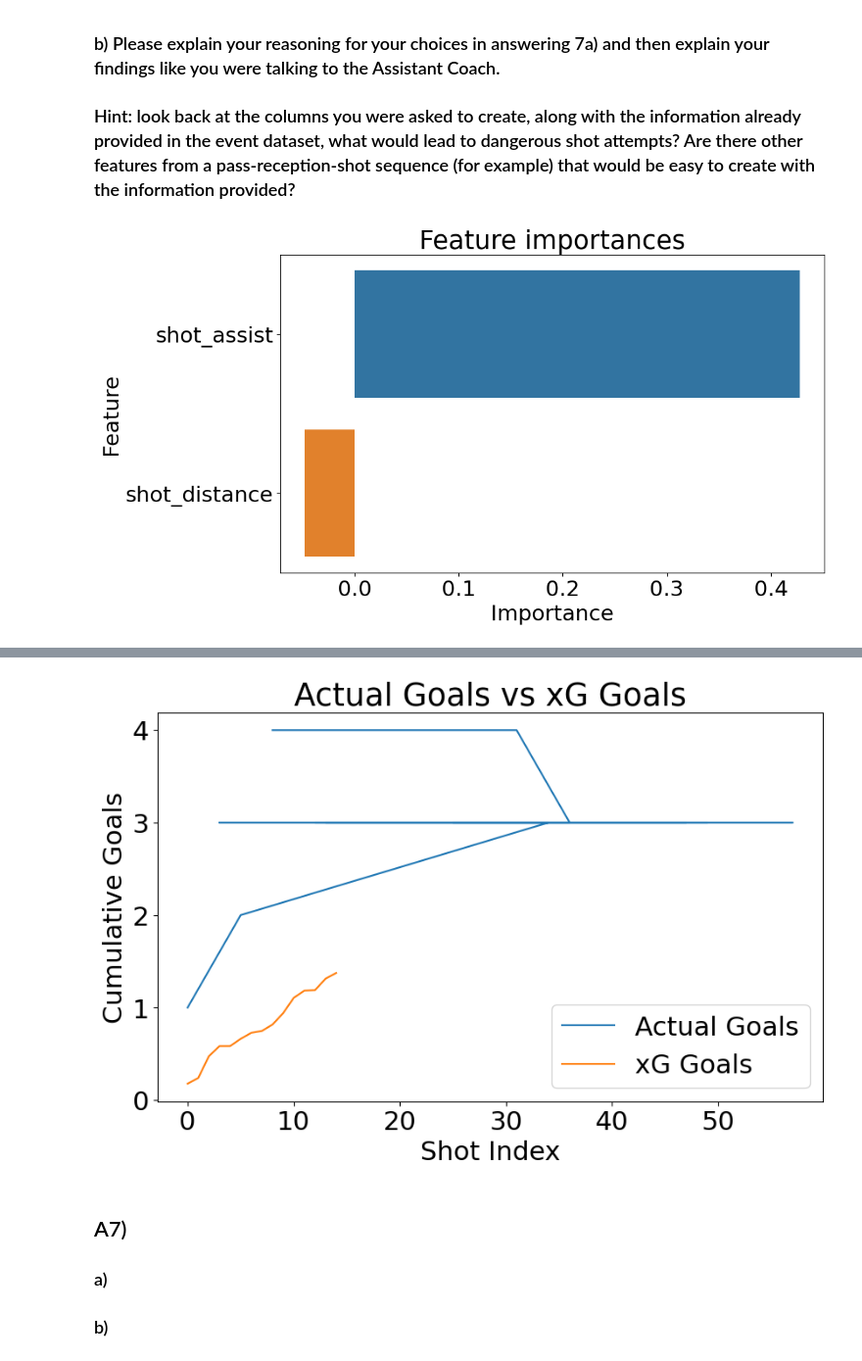
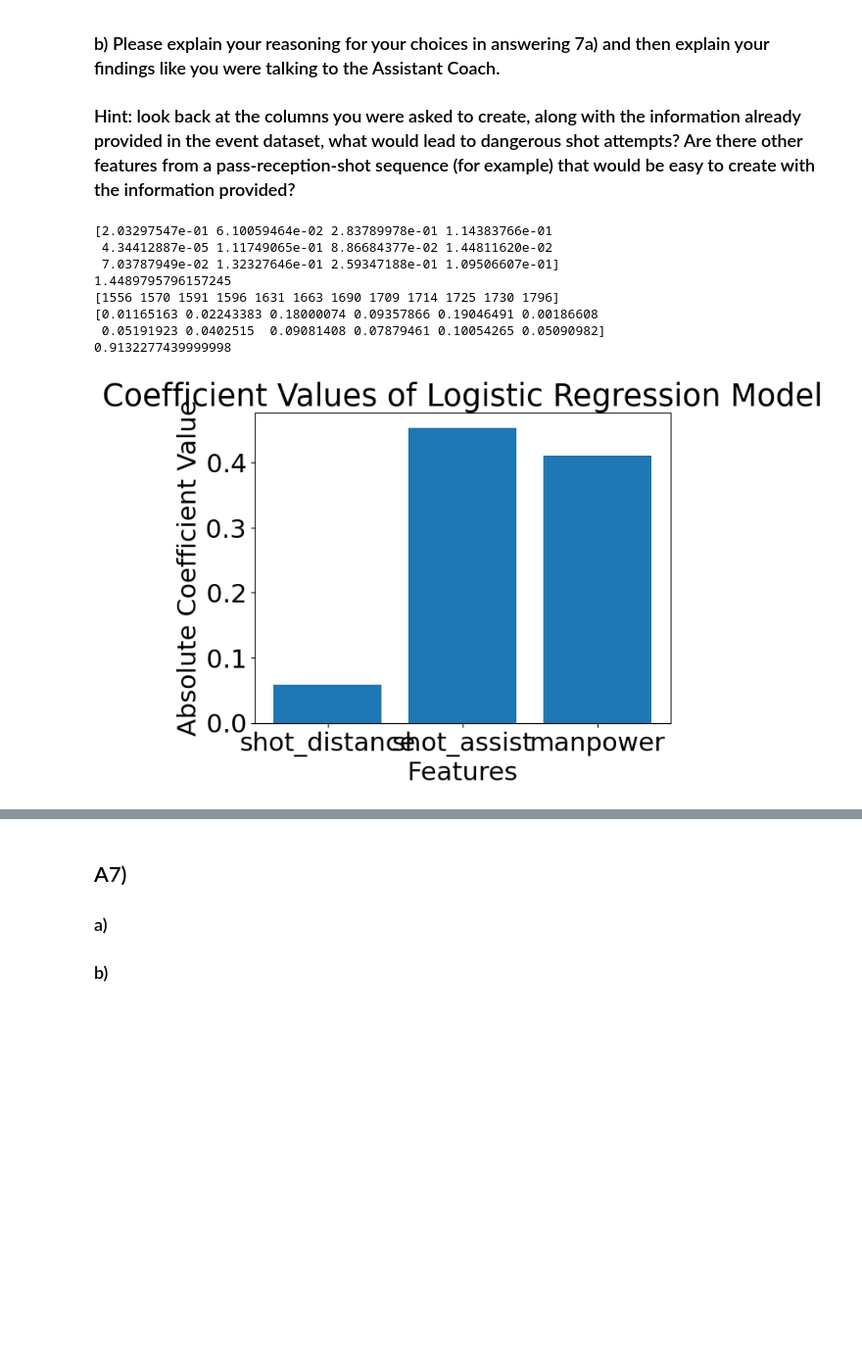
Before and after one commit to klee04/personal, a Jupyter notebook: SportsLogiq Coding Assessment/DA_Tutorial_24/Tutorial24_Questionnaire_Test.ipynb, the cells around one changed output, grey strips where cells are left out. Shown at 98% size. Drawn from its saved outputs; the diff is of its cells as text; code cells hidden in the pictures; blank space fills up the shorter version.

Commit message:
finshed logistic regression

```diff
--- a/SportsLogiq Coding Assessment/DA_Tutorial_24/Tutorial24_Questionnaire_Test.ipynb
+++ b/SportsLogiq Coding Assessment/DA_Tutorial_24/Tutorial24_Questionnaire_Test.ipynb
@@ -457,62 +457,76 @@ Team 311 won the xG game, beating Team 315 3.675 to 2.675
 A logistic regression model will be used to predict the outcome of a shot attempt.
 '''
 
 from sklearn.linear_model import LogisticRegression
 from sklearn.model_selection import train_test_split
-from sklearn.metrics import accuracy_score, precision_score, recall_score, f1_score, roc_auc_score
-import seaborn as sns
 
 shotsOnNet = np.where((game_eventName == 'shot') & (game_outcome == 'successful'))[0]
+
+
 shot_distance = np.sqrt((89 - game_xAdj[shotsOnNet])**2 + (0 - game_yAdj[shotsOnNet])**2)
+
+manpower_situation = game_manpower[shotsOnNet]
+manpower_situation = [0 if x == 'evenStrength' else 1 if x == 'powerplay' else -1 for x in manpower_situation]
 
 xG_model_data = {
     'shot_distance': shot_distance,
     'shot_assist': shotAssistsColumn[shotsOnNet],
+    'manpower': manpower_situation,
     'goal': game_goal[shotsOnNet]
 }
 
 xGModel = pd.DataFrame(xG_model_data)
 
-X = xGModel[['shot_distance', 'shot_assist']]
+X = xGModel[['shot_distance', 'shot_assist', 'manpower']]
 Y = xGModel['goal']
 
-X_train, X_test, Y_train, Y_test = train_test_split(X, Y, test_size=0.25, random_state=42)
+X_train, X_test, Y_train, Y_test = train_test_split(X, Y, test_size=0.20, random_state=42)
 
 model = LogisticRegression()
 model.fit(X_train, Y_train)
 
-# Evaluate the model on your test data
 xG_pred = model.predict(X_test)
-xG_pred_proba = model.predict_proba(X_test)[:, 1]
+xG_pred_proba = model.predict_proba(X_test)[:,-1]
 
-# Get the coefficients of the logistic regression model
-coefficients = model.coef_[0]
+print(xG_pred_proba)
+print(np.sum(xG_pred_proba))
 
-# Match the coefficients with the corresponding feature names
-feature_importances = pd.DataFrame({'feature': X.columns, 'importance': coefficients})
+print(shotsOnNet[-12:])
 
-# Sort the features by the absolute value of their coefficients
-feature_importances['abs_importance'] = feature_importances['importance'].abs()
-feature_importances = feature_importances.sort_values('abs_importance', ascending=False)
+game_time = game_compiledTime[shotsOnNet[-12:]]
 
-# Plot the feature importances in a bar graph
-plt.figure(figsize=(10, 6))
-sns.barplot(x='importance', y='feature', data=feature_importances)
-plt.title('Feature importances')
-plt.xlabel('Importance')
-plt.ylabel('Feature')
+sameTime = np.in1d(xg_compiledTime, game_time)
+
+actual_xg = np.take(xg_expectedGoals, np.where(sameTime))[0]
+
+print(actual_xg)
+print(np.sum(actual_xg))
+
+xgModel_coefficients = model.coef_
+
+# Get the absolute values of the coefficients
+abs_coefficients = np.abs(xgModel_coefficients[0])
+
+# Get the feature names
+features = X.columns
+
+# Create a bar graph
+plt.bar(features, abs_coefficients)
+
+# Add labels and title
+plt.xlabel('Features')
+plt.ylabel('Absolute Coefficient Value')
+plt.title('Coefficient Values of Logistic Regression Model')
+
+# Display the graph
 plt.show()
-
-print(feature_importances)
-
-# Plot the actual goals versus the predicted xG values in a line graph
-plt.figure(figsize=(10, 6))
-plt.plot(np.cumsum(Y_test), label='Actual Goals')
-plt.plot(np.cumsum(xG_pred_proba), label='xG Goals')
-plt.title('Actual Goals vs xG Goals')
-plt.xlabel('Shot Index')
-plt.ylabel('Cumulative Goals')
-plt.legend()
-plt.show()
 # %% [output]
+[2.03297547e-01 6.10059464e-02 2.83789978e-01 1.14383766e-01
+ 4.34412887e-05 1.11749065e-01 8.86684377e-02 1.44811620e-02
+ 7.03787949e-02 1.32327646e-01 2.59347188e-01 1.09506607e-01]
+1.4489795796157245
+[1556 1570 1591 1596 1631 1663 1690 1709 1714 1725 1730 1796]
+[0.01165163 0.02243383 0.18000074 0.09357866 0.19046491 0.00186608
+ 0.05191923 0.0402515  0.09081408 0.07879461 0.10054265 0.05090982]
+0.9132277439999998
-[figure, old version]
+[figure, new version]
@@ -522,4 +533,3 @@ plt.show()
-[figure, removed]
 # %% [markdown]
 ## A7)
 ### a)
```
Also changed, not shown: parts of 1 cell of this notebook, 1 other file.
